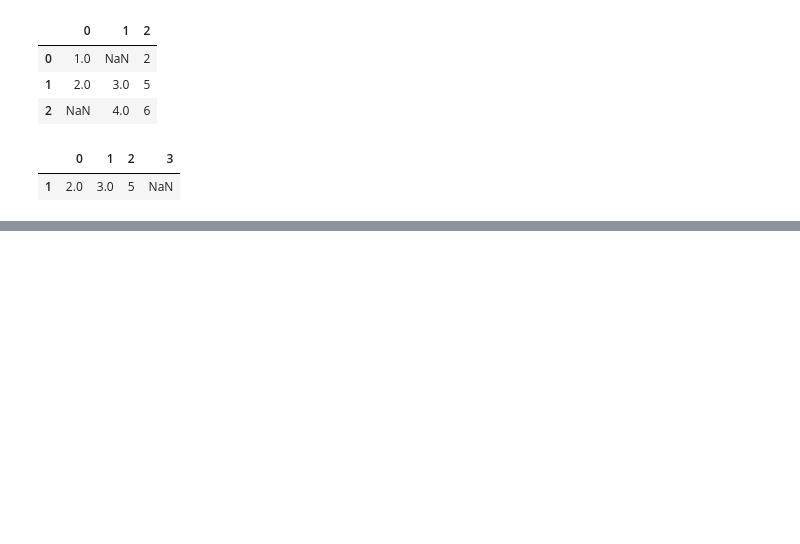
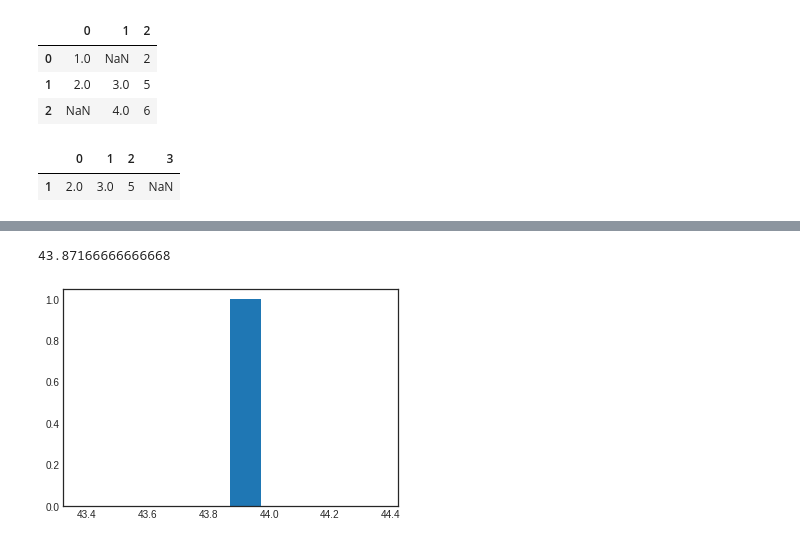
Before and after one commit to chaithrashagu/Internship, a Jupyter notebook: pandas.ipynb, the cells around one changed output, grey strips where cells are left out. Drawn from its saved outputs; the diff is of its cells as text; code cells hidden in the pictures; blank space fills up the shorter version.

```diff
--- a/pandas.ipynb
+++ b/pandas.ipynb
@@ -743,0 +757,7 @@ df.dropna(axis='rows', thresh=3)
+# %%
+data=pop['Height']
+print(data.mean())
+plt.hist(data.mean());
+# %% [output]
+43.87166666666668
+[figure, added]
```
Also changed, not shown: parts of 44 cells of this notebook.
